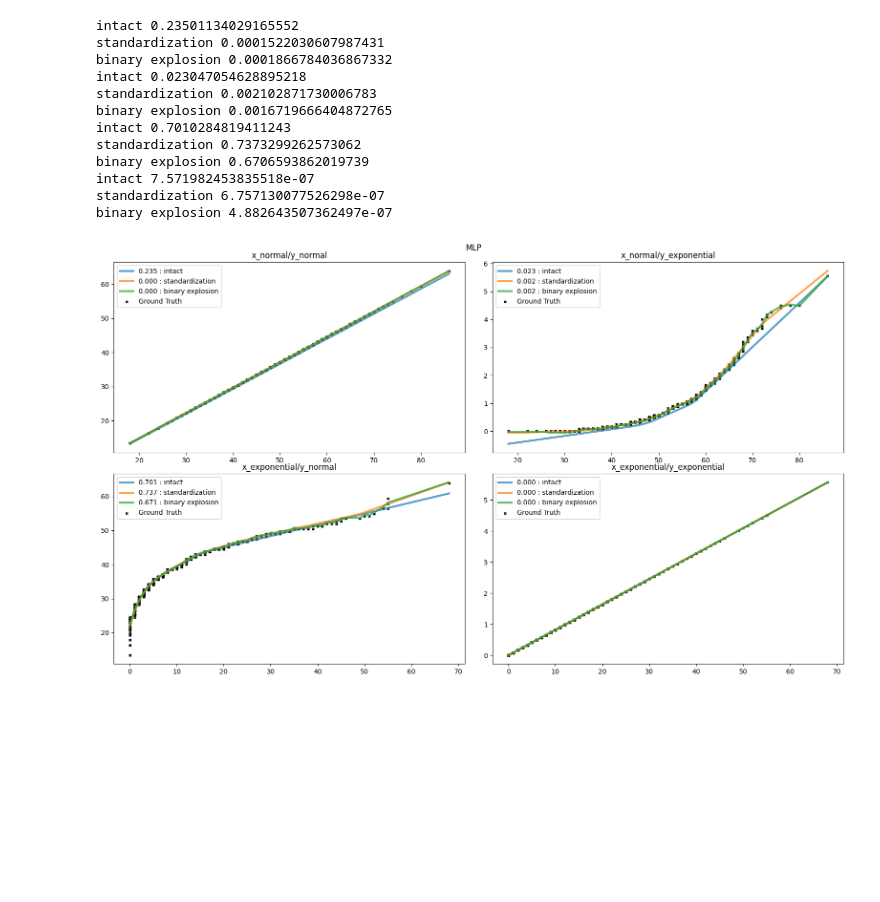
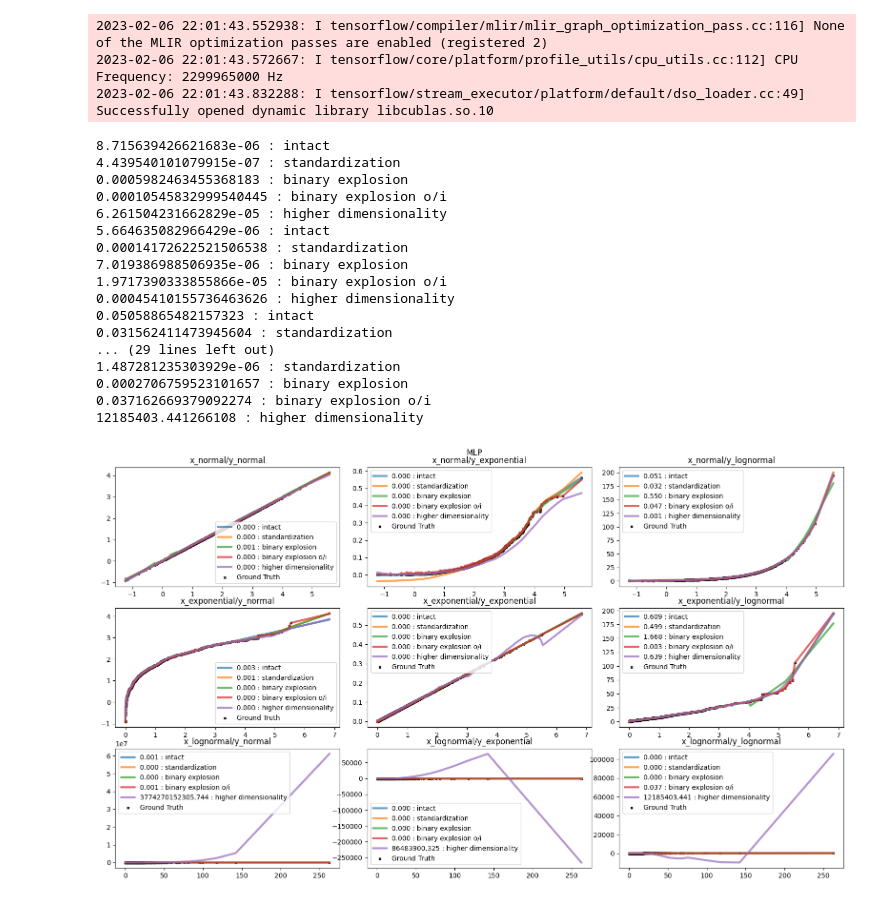
Before and after one commit to Nearpit/BaseEncoding, a Jupyter notebook: experiments.ipynb, the cells around one changed output. Cells and saved outputs as stored; diff of their text form; code cells hidden in the pictures; blank space fills up the shorter version.

```diff
--- a/experiments.ipynb
+++ b/experiments.ipynb
@@ -32,10 +35,18 @@ for dist_name in ['normal', 'exponential']:
 # %%
 standard = lambda x:(x - x.mean())/x.std()
+
+transform_layer = FloatBaseEncoder()
+transform_layer_only_integers = FloatBaseEncoder(only_integers=True)
+tranformations = {'intact': lambda x: x,
+                  'standardization': standard,
+                  'binary explosion': lambda x: transform_layer(x).squeeze(1),
+                  'binary explosion o/i': lambda x: transform_layer_only_integers(x).squeeze(1),
+                  'higher dimensionality': lambda x, n=5: np.power(x, np.arange(1, n))}
 # %%
-fig, ax = plt.subplots(2, 2, figsize=(16,10))
+fig, ax = plt.subplots(2, len(y_array), figsize=(16,10))
 kwargs = {'bins': 20}
 
-for idx, name in enumerate( ['y_normal', 'y_exponential']):
+for idx, name in enumerate(y_array):
     for idy, standard_name in enumerate(['', 'standardized']):
         cur = eval(name)
         if standard_name:
@@ -52,8 +63,8 @@ plt.show()
 # %%
-fig, ax = plt.subplots(2, 2, figsize=(16,10))
+fig, ax = plt.subplots(2, len(x_array), figsize=(16,10))
 kwargs = {'bins': 20}
 
-for idx, name in enumerate( ['x_normal', 'x_exponential']):
+for idx, name in enumerate(x_array):
     for idy, standard_name in enumerate(['', 'standardized']):
         cur = eval(name)
         if standard_name:
@@ -70,4 +81 @@ plt.show()
-# %%
-x_array = ['x_normal', 'x_exponential']
-y_array = ['y_normal', 'y_exponential']
 # %%
@@ -162,49 +164,55 @@ class MLP(keras.Model):
 # %%
 fig, ax = plt.subplots(len(x_array), len(y_array), figsize=(16, 9))
 fig.tight_layout()
-transform_layer = IntegerBaseEncoder()
+
+
 activation = activation=keras.activations.relu
-tranformations = {'intact': lambda x: x,
-                  'standardization': standard,
-                  'binary explosion': lambda x: transform_layer(x).squeeze(1)}
 
 
 for idx, x_name in enumerate(x_array):
     for idy, y_name in enumerate(y_array):
         cur_x, cur_y = eval(x_name), eval(y_name)
 
 
         for name_transformation, func_transformation in tranformations.items():
             transformed_x = func_transformation(cur_x)
             try:
                 model = MLP(transformed_x.shape[1], 1, 1024, depth=2, activation=activation)
                 model.compile(optimizer=keras.optimizers.Adam(learning_rate=1e-4), loss='mse')
-                model.fit(transformed_x, cur_y, epochs=300, verbose=0)
+                model.fit(transformed_x, cur_y, epochs=1000, verbose=0)
                 y_hat = model.predict(transformed_x)
                 score = mse(y_hat, cur_y)
-                print(name_transformation, score)
+                print(f"{score} : {name_transformation}")
                 ax[idx, idy].plot(cur_x, y_hat, '-', alpha=0.7, linewidth=3, label=f'{score:0.3f} : {name_transformation}')
             except:
                 print(name_transformation, 'NANS')
 
 
         ax[idx, idy].scatter(cur_x, cur_y, c='black', marker='x', label=f'Ground Truth', s=10)
 
         ax[idx, idy].set_title(f'{x_name}/{y_name}')
         ax[idx, idy].legend()
 plt.suptitle('MLP', y=1.02)
 plt.show()
 # %% [output]
-intact 0.23501134029165552
-standardization 0.0001522030607987431
-binary explosion 0.0001866784036867332
-intact 0.023047054628895218
-standardization 0.002102871730006783
-binary explosion 0.0016719666404872765
-intact 0.7010284819411243
-standardization 0.7373299262573062
-binary explosion 0.6706593862019739
-intact 7.571982453835518e-07
-standardization 6.757130077526298e-07
-binary explosion 4.882643507362497e-07
+2023-02-06 22:01:43.552938: I tensorflow/compiler/mlir/mlir_graph_optimization_pass.cc:116] None of the MLIR optimization passes are enabled (registered 2)
+2023-02-06 22:01:43.572667: I tensorflow/core/platform/profile_utils/cpu_utils.cc:112] CPU Frequency: 2299965000 Hz
+2023-02-06 22:01:43.832288: I tensorflow/stream_executor/platform/default/dso_loader.cc:49] Successfully opened dynamic library libcublas.so.10
+8.715639426621683e-06 : intact
+4.439540101079915e-07 : standardization
+0.0005982463455368183 : binary explosion
+0.00010545832999540445 : binary explosion o/i
+6.261504231662829e-05 : higher dimensionality
+5.664635082966429e-06 : intact
+0.00014172622521506538 : standardization
+7.019386988506935e-06 : binary explosion
+1.9717390333855866e-05 : binary explosion o/i
+0.00045410155736463626 : higher dimensionality
+0.05058865482157323 : intact
+0.031562411473945604 : standardization
+... (29 lines left out)
+1.487281235303929e-06 : standardization
+0.0002706759523101657 : binary explosion
+0.037162669379092274 : binary explosion o/i
+12185403.441266108 : higher dimensionality
-[figure, old version]
+[figure, new version]
```
Also changed, not shown: parts of 6 cells of this notebook, 1 other file.
